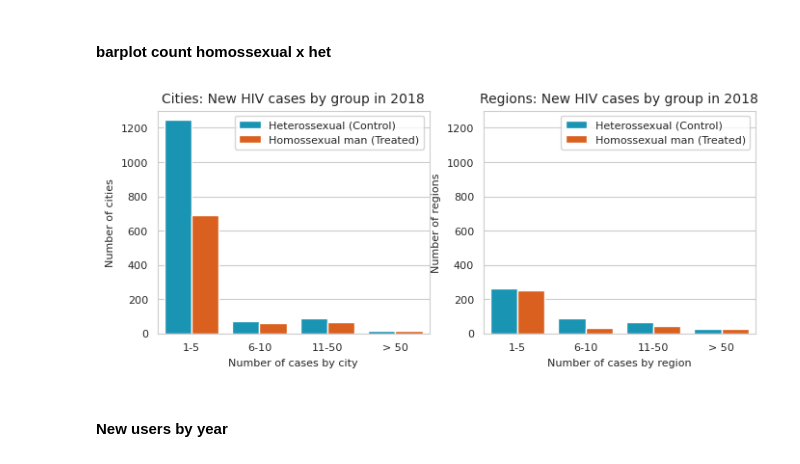
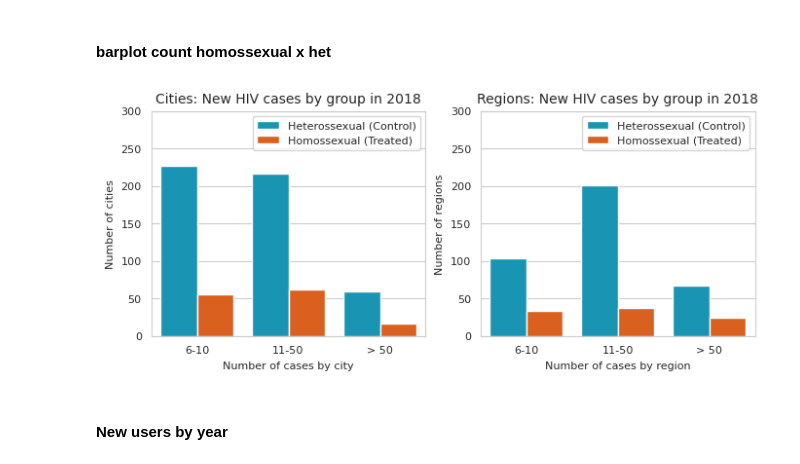
Before and after one commit to rfrade/prep, a Jupyter notebook: graphs_hiv.ipynb, the cells around one changed output. Drawn from its saved outputs; the diff is of its cells as text; code cells hidden in the pictures.

```diff
--- a/graphs_hiv.ipynb
+++ b/graphs_hiv.ipynb
@@ -44,14 +44,14 @@ GAY_COLOR = "#F95700FF" # "#F95700FF"
 palette_hetgay = [HET_COLOR,GAY_COLOR]
 
 label_het = "Heterossexual (Control)"
-label_gay = "Homossexual man (Treated)"
+label_gay = "Homossexual (Treated)"
 order_hetgay = [label_het,
                 label_gay]
 
 SINGLE_COLOR="#b3c6ff"
 BINNED_COLOR="#b3c6ff"
 
-filter_years = [2014,2015, 2016,2017,2018,2019,2020,2021,2022]
+filter_years = [2014,2015,2016,2017,2018,2019,2020,2021,2022]
 # %% [markdown]
 #### useful functions
 # %%
@@ -185,7 +327,6 @@ regions_reg = regions_reg.set_index("region_code")
 #### barplot count homossexual x het
 # %%
 dict_hist = {
-    "1-5":  [1,5],
     "6-10": [6,10],
     "11-50":[11,50],
     "> 50": [50,100000]
@@ -213,37 +354,37 @@ plt.title("Cities: New HIV cases by group in 2018",fontsize=10)
 sns.move_legend(g, "upper right", title="",fontsize=8)
 plt.ylabel("Number of cities")
 plt.xlabel("Number of cases by city")
-plt.ylim([0,1300])
+plt.ylim([0,300])
 
 
 ##### REGION
 
 plt.subplot(1, 2, 2)
 het_count_hist = binned_data(regions.query("year == 2018"), "hiv_het", dict_hist)
 gay_count_hist = binned_data(regions.query("year == 2018"), "hiv_h", dict_hist)
 
 het_count_hist["group"] = label_het
 gay_count_hist["group"] = label_gay
 
 hist_count_region = pd.concat([het_count_hist, gay_count_hist])
 
 #fig, ax = plt.subplots(figsize=(20,10))
 g = sns.barplot(hist_count_region,
              x="labels", y="values", hue="group",
              palette=palette_hetgay,
              hue_order=order_hetgay)
 
 plt.title("Regions: New HIV cases by group in 2018",fontsize=10)
 sns.move_legend(g, "upper right", title="",fontsize=8)
 plt.ylabel("Number of regions")
 plt.xlabel(f"Number of cases by region")
 
 plt.savefig("graphs/new_cases_by_city_region.png",
                bbox_inches='tight')
-plt.ylim([0,1300])
+plt.ylim([0,300])
 plt.show()
 # %% [output]
-[figure, old version]
+[figure, new version]
 # %% [markdown]
 #### New users by year
 # %%
```
Also changed, not shown: parts of 24 cells of this notebook, 1 other file.
